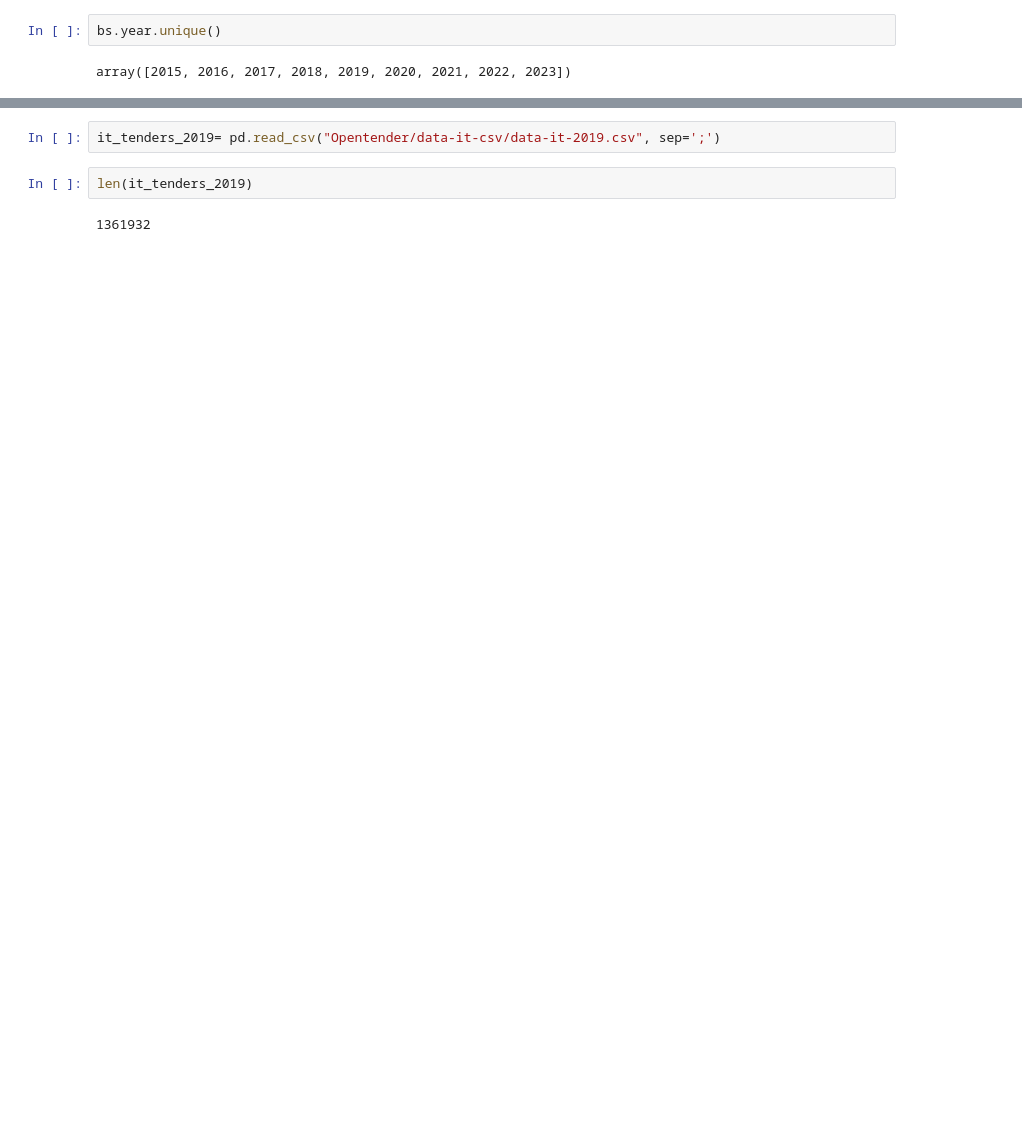
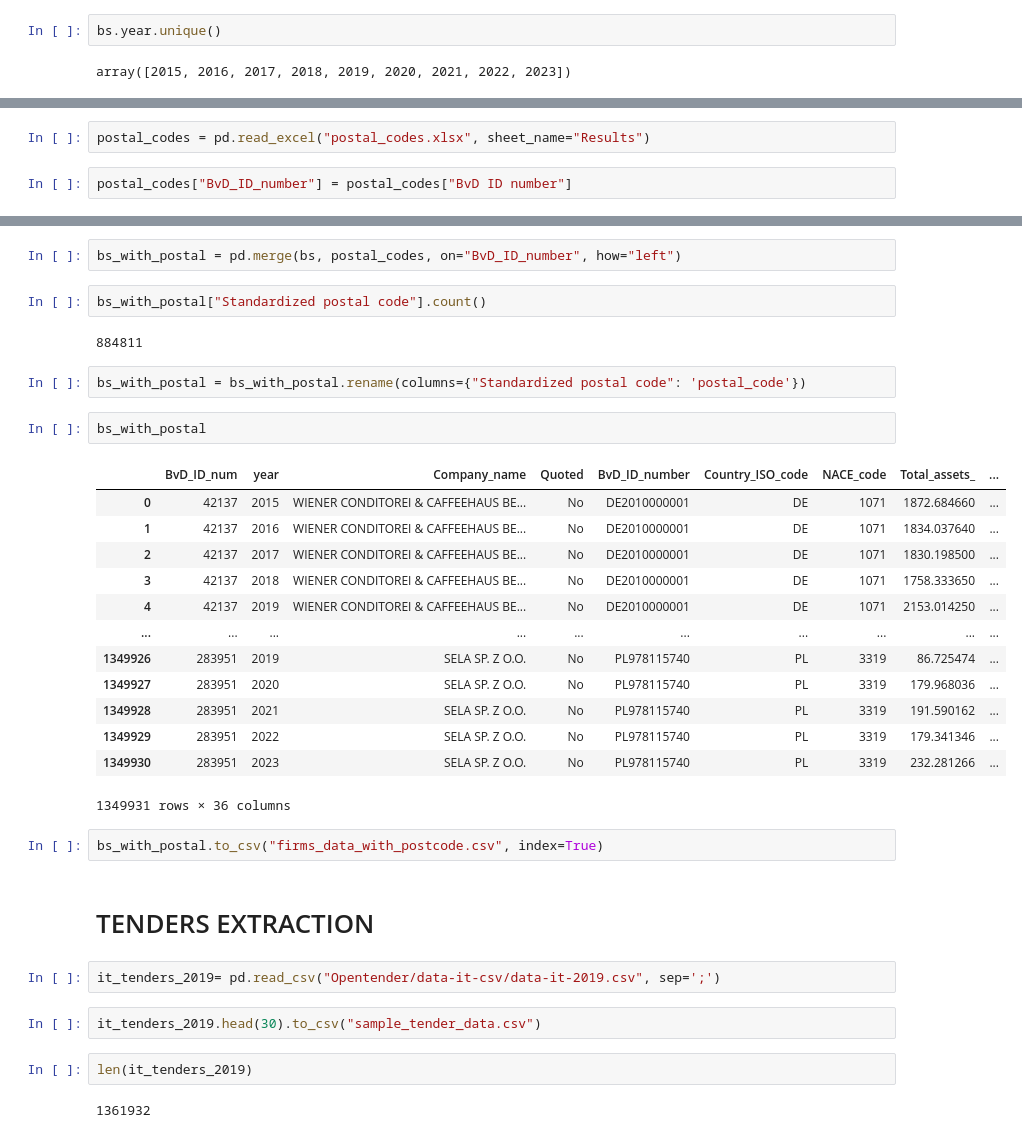
Before and after one commit to miladmirzazadeh/Thesis-Mirzazadeh-Eslahchi, a Jupyter notebook: merging_datasets.ipynb, the cells around one changed output, grey strips where cells are left out. Cells and saved outputs as stored; diff of their text form; blank space fills up the shorter version.

Commit message:
updated merge function

```diff
--- a/merging_datasets.ipynb
+++ b/merging_datasets.ipynb
@@ -45,0 +35,4 @@ bs.head()
+# %%
+postal_codes = pd.read_excel("postal_codes.xlsx", sheet_name="Results")
+# %%
+postal_codes["BvD_ID_number"] = postal_codes["BvD ID number"]
@@ -46,5 +55,35 @@ bs.head()
+# %%
+bs_with_postal = pd.merge(bs, postal_codes, on="BvD_ID_number", how="left")
+# %%
+bs_with_postal["Standardized postal code"].count()
+# %% [output]
+884811
+# %%
+bs_with_postal = bs_with_postal.rename(columns={"Standardized postal code": 'postal_code'})
+# %%
+bs_with_postal
+# %% [output]
+|  | BvD_ID_num | year | Company_name | Quoted | BvD_ID_number | Country_ISO_code | NACE_code | Total_assets_ | ... |
+| 0 | 42137 | 2015 | WIENER CONDITOREI & CAFFEEHAUS BE... | No | DE2010000001 | DE | 1071 | 1872.684660 | ... |
+| 1 | 42137 | 2016 | WIENER CONDITOREI & CAFFEEHAUS BE... | No | DE2010000001 | DE | 1071 | 1834.037640 | ... |
+| 2 | 42137 | 2017 | WIENER CONDITOREI & CAFFEEHAUS BE... | No | DE2010000001 | DE | 1071 | 1830.198500 | ... |
+| 3 | 42137 | 2018 | WIENER CONDITOREI & CAFFEEHAUS BE... | No | DE2010000001 | DE | 1071 | 1758.333650 | ... |
+| 4 | 42137 | 2019 | WIENER CONDITOREI & CAFFEEHAUS BE... | No | DE2010000001 | DE | 1071 | 2153.014250 | ... |
+| ... | ... | ... | ... | ... | ... | ... | ... | ... | ... |
+| 1349926 | 283951 | 2019 | SELA SP. Z O.O. | No | PL978115740 | PL | 3319 | 86.725474 | ... |
+| 1349927 | 283951 | 2020 | SELA SP. Z O.O. | No | PL978115740 | PL | 3319 | 179.968036 | ... |
+| 1349928 | 283951 | 2021 | SELA SP. Z O.O. | No | PL978115740 | PL | 3319 | 191.590162 | ... |
+| 1349929 | 283951 | 2022 | SELA SP. Z O.O. | No | PL978115740 | PL | 3319 | 179.341346 | ... |
+| 1349930 | 283951 | 2023 | SELA SP. Z O.O. | No | PL978115740 | PL | 3319 | 232.281266 | ... |
+1349931 rows × 36 columns
+# %%
+bs_with_postal.to_csv("firms_data_with_postcode.csv", index=True)
+# %% [markdown]
+# TENDERS EXTRACTION
 # %%
 it_tenders_2019= pd.read_csv("Opentender/data-it-csv/data-it-2019.csv", sep=';')
+# %%
+it_tenders_2019.head(30).to_csv("sample_tender_data.csv")
 # %%
 len(it_tenders_2019)
 # %% [output]
```
Also changed, not shown: parts of 28 cells of this notebook, 2 other files.
